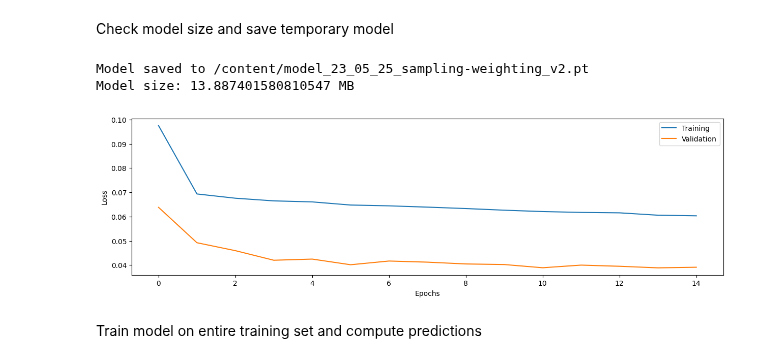
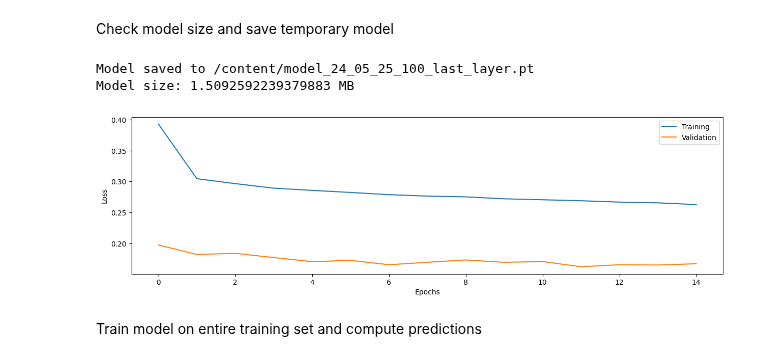
Before and after one commit to deding2000/COMP5329_Ass2, a Jupyter notebook: main_notebook.ipynb, the cells around one changed output. Saved outputs shown, nothing was run; the diff lists cells and outputs as text; code cells hidden in the pictures.

Commit message:
smaller last layer (best one yet?)

```diff
--- a/main_notebook.ipynb
+++ b/main_notebook.ipynb
@@ -51,12 +55,12 @@ class CNN(nn.Module):
         self.bn2 = nn.BatchNorm2d(32)
         self.bn3 = nn.BatchNorm2d(32)
         self.bn4 = nn.BatchNorm2d(16)
-        self.bn5 = nn.BatchNorm1d(1000)
+        self.bn5 = nn.BatchNorm1d(100)
         self.dropout1 = nn.Dropout2d(0.25)
         self.dropout2 = nn.Dropout2d(0.25)
         self.dropout3 = nn.Dropout(0.5)
-        self.fc1 = nn.Linear(3600,1000)
-        self.fc2 = nn.Linear(1000, 18)
+        self.fc1 = nn.Linear(3600,100)
+        self.fc2 = nn.Linear(100, 18)
 
     def forward(self, x):
         x = self.pool1(F.relu(self.bn1(self.conv1(x))))
@@ -211,7 +259,8 @@ plt.show()
 thresholds = [0.5]*18
 
 # Testing on validation set and compute metrics
-test_loss, all_preds, all_targets = test(model, device, validation_loader, loss, thresholds=thresholds, target_available=True) # output predictions as tensors
+print("With prediction_all = True:")
+test_loss, all_preds, all_targets = test(model, device, validation_loader, loss, thresholds=thresholds, target_available=True,predict_all=True) # output predictions as tensors
 all_preds = np.asarray([tensor.cpu().numpy().squeeze() for tensor in all_preds])
 all_targets = np.asarray([tensor.cpu().numpy().squeeze() for tensor in all_targets])
 #for label in range(1,19): # remember that 12 is deleted!
@@ -219,4 +268,11 @@ all_targets = np.asarray([tensor.cpu().numpy().squeeze() for tensor in all_targe
 #   print(compute_metrics(all_preds.squeeze()[:,label-1],all_targets.squeeze()[:,label-1]))
 print("Full Metrics")
 print(compute_metrics(all_preds,all_targets))
+
+print("With prediction_all = False:")
+test_loss, all_preds, all_targets = test(model, device, validation_loader, loss, thresholds=thresholds, target_available=True,predict_all=False) # output predictions as tensors
+all_preds = np.asarray([tensor.cpu().numpy().squeeze() for tensor in all_preds])
+all_targets = np.asarray([tensor.cpu().numpy().squeeze() for tensor in all_targets])
+print("Full Metrics")
+print(compute_metrics(all_preds,all_targets))
 # %% [output]
@@ -282,9 +338,8 @@ Train Epoch: 11 [12800/23996 (53%)]     Loss: 0.051380
 # %% [markdown]
 Tuning of thresholds
 # %%
-threshold_values = [0.5,0.45,0.4,0.35,0.3]
-validation_loader = DataLoader(validation_dataset, shuffle=False)
-thresholds = [0.5]*19
+threshold_values = [0.55,0.5,0.45,0.4,0.35,0.3]
+thresholds = [0.5]*18
 best_thresholds = []
 for label in range(1,19): # remember that class 12 is deleted!
     print("Searching for label {}".format(label))
@@ -350,32 +405,32 @@ TypeError: unsupported operand type(s) for -: 'NoneType' and 'int'
 Check model size and save temporary model
 # %%
 # save model, scores and plot and check size of model is under 100MB
-model_name = "23_05_25_sampling-weighting_v2"
+model_name = "24_05_25_100_last_layer"
 
 path_name_model = "/content/model_" + model_name+".pt"
 path_name_plot = "/content/model_" + model_name + "_losscurve.png"
 path_name_scores = "/content/model_" + model_name + "_scores.txt"
 
 torch.save(model.state_dict(), path_name_model)
 print(f"Model saved to {path_name_model}")
 size_mb = os.path.getsize(path_name_model) / (1024 * 1024)
 print(f"Model size: {size_mb} MB")
 
 plt.figure(figsize=(15,4))
 plt.plot(train_losses,label="Training")
 plt.plot(test_losses,label="Validation")
 plt.ylabel("Loss")
 plt.xlabel("Epochs")
 plt.legend(loc='upper right')
 plt.savefig(path_name_plot)
 
 import json
 with open(path_name_scores, 'w') as file:
      file.write(json.dumps(compute_metrics(all_preds,all_targets)))
 # %% [output]
-Model saved to /content/model_23_05_25_sampling-weighting_v2.pt
-Model size: 13.887401580810547 MB
+Model saved to /content/model_24_05_25_100_last_layer.pt
+Model size: 1.5092592239379883 MB
-[figure, old version]
+[figure, new version]
 # %% [markdown]
 Train model on entire training set and compute predictions
 # %%
```
Also changed, not shown: parts of 3 cells of this notebook.
